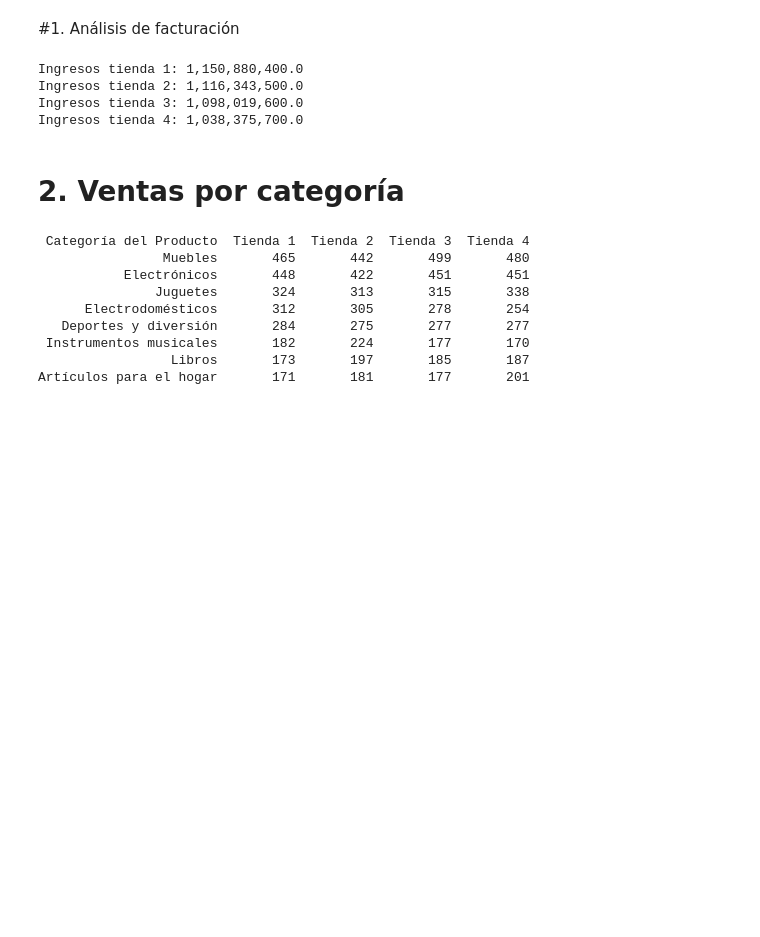
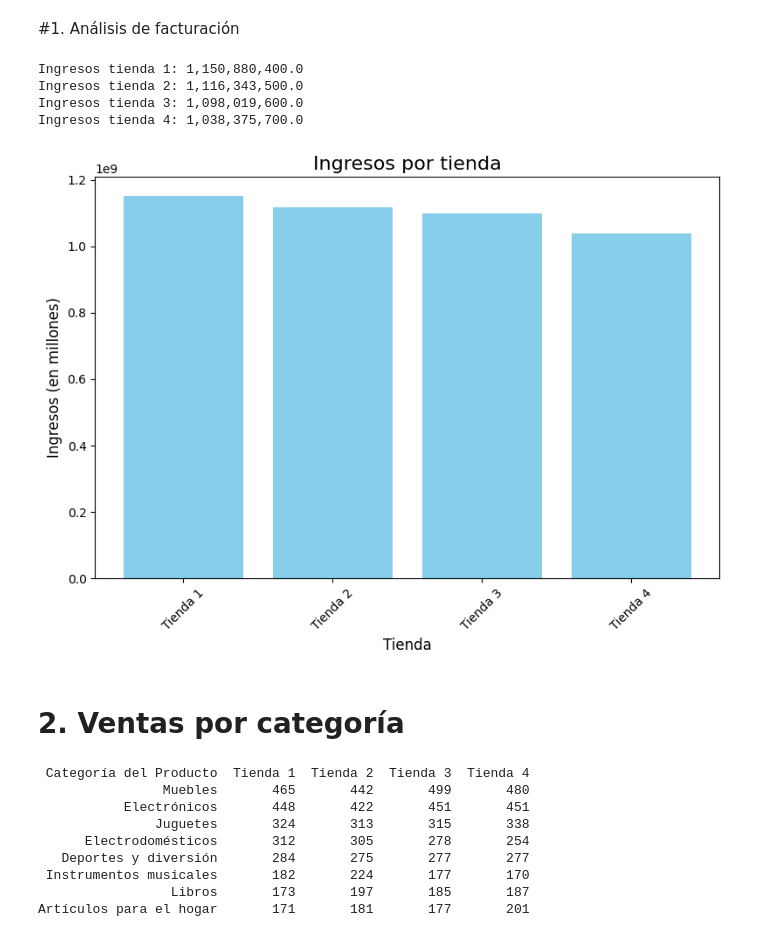
Before and after one commit to adsecv/cas, a Jupyter notebook: AluraStoreLatam.ipynb, the cells around one changed output. Drawn from its saved outputs; the diff is of its cells as text; code cells hidden in the pictures; blank space fills up the shorter version.

```diff
--- a/AluraStoreLatam.ipynb
+++ b/AluraStoreLatam.ipynb
@@ -33,6 +36,26 @@ Ingresos tienda 1: 1,150,880,400.0
 Ingresos tienda 2: 1,116,343,500.0
 Ingresos tienda 3: 1,098,019,600.0
 Ingresos tienda 4: 1,038,375,700.0
+# %%
+# Datos de los ingresos
+tiendas = ['Tienda 1', 'Tienda 2', 'Tienda 3', 'Tienda 4']
+ingresos = [ingresos_tienda1, ingresos_tienda2, ingresos_tienda3, ingresos_tienda4]
+
+# Crea gráfico de barras
+plt.figure(figsize=(8,6))
+plt.bar(tiendas, ingresos, color='skyblue')
+
+# Añade título y etiquetas
+plt.title('Ingresos por tienda', fontsize=16)
+plt.xlabel('Tienda', fontsize=12)
+plt.ylabel('Ingresos (en millones)', fontsize=12)
+plt.xticks(rotation=45)
+plt.tight_layout()
+
+# Muestra gráfico
+plt.show()
+# %% [output]
+[figure, added]
 # %% [markdown]
 # 2. Ventas por categoría
 # %%
```
Also changed, not shown: parts of 11 cells of this notebook.
